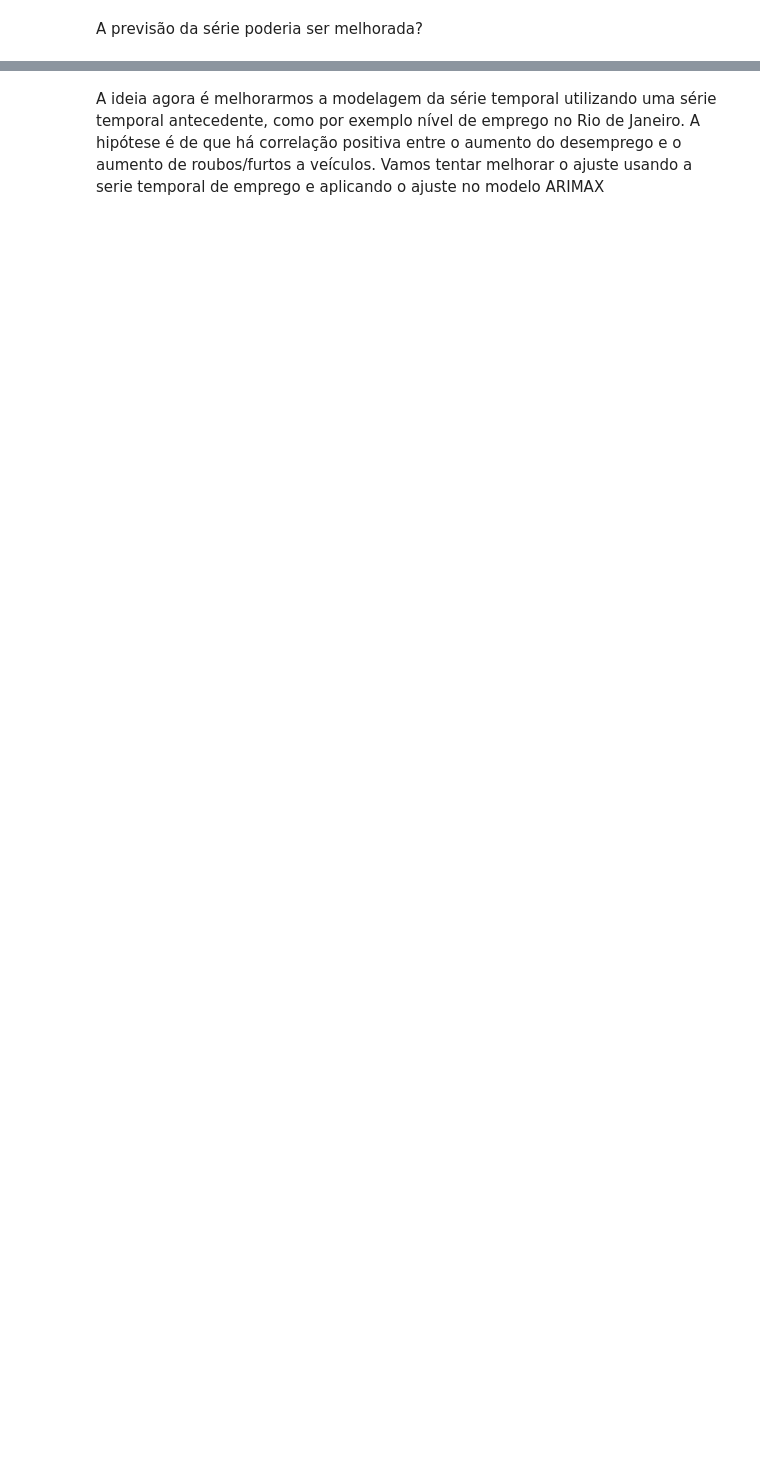
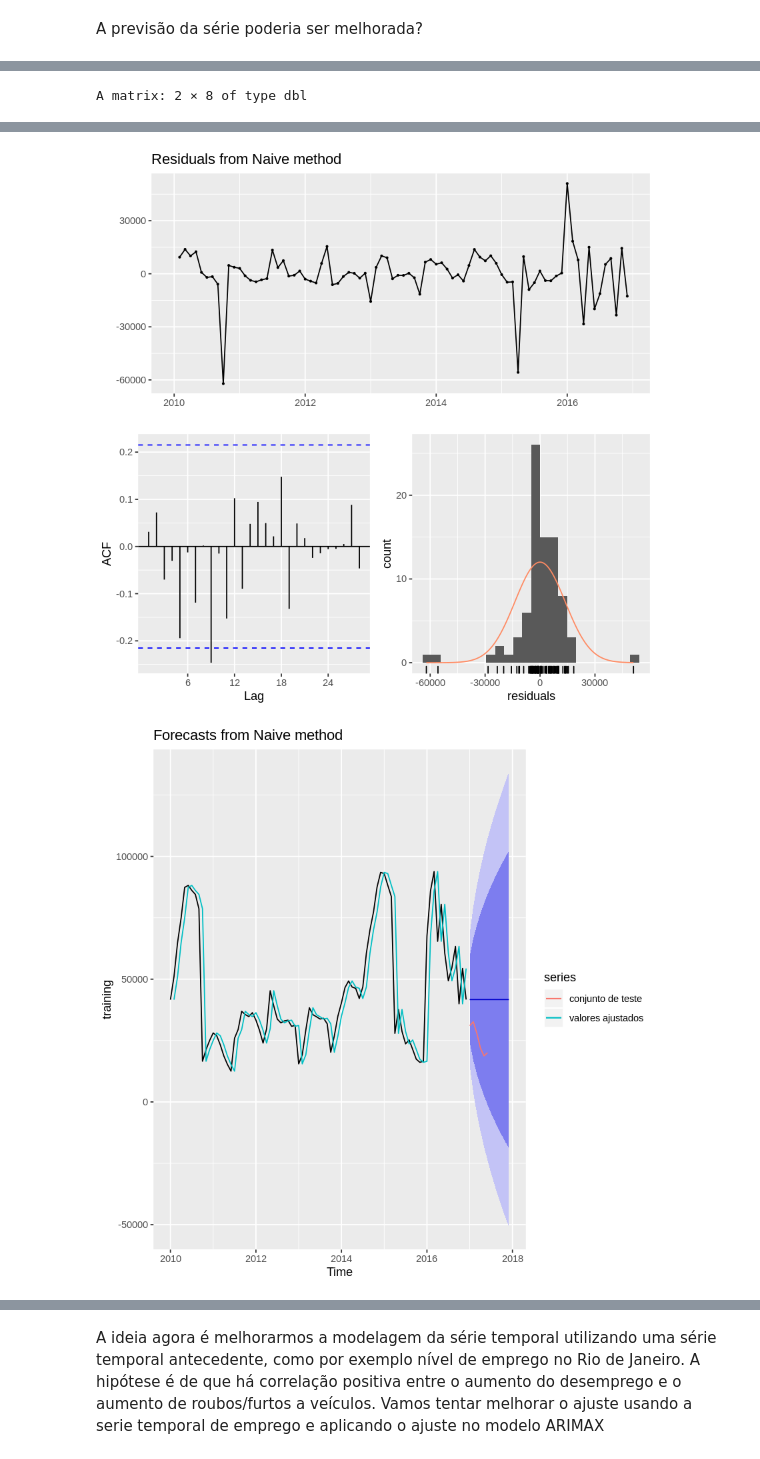
Before and after one commit to Erica-Wong/AnaliseSegurancaPublicaRJ, a Jupyter notebook: TCC_Step_3_ISP_estudo_da_serie_historica.ipynb, the cells around one changed output, grey strips where cells are left out. Cells and saved outputs as stored; diff of their text form; code cells hidden in the pictures; blank space fills up the shorter version.

```diff
--- a/TCC_Step_3_ISP_estudo_da_serie_historica.ipynb
+++ b/TCC_Step_3_ISP_estudo_da_serie_historica.ipynb
@@ -290,3 +290,47 @@ autoplot(forecast_arimats) + theme_classic()
 [figure]
 # %% [markdown]
 A previsão da série poderia ser melhorada?
+# %%
+
+# conjunto de teste e treinamento
+training <- window(roubo2, end = c(2016,12))
+test <- window(roubo2, start = c(2017,1))
+
+## Naive
+library(forecast)
+fit.naive <- naive(training, h = 12)
+checkresiduals(fit.naive)
+accuracy(fit.naive,test)
+autoplot(fit.naive) + autolayer(test, series = "conjunto de teste") +
+  autolayer(fitted(fit.naive), series = "valores ajustados")
+
+## SNaive
+fit.snaive <- snaive(training, h = 12)
+checkresiduals(fit.snaive)
+accuracy(fit.snaive,test)
+autoplot(fit.snaive) + autolayer(test, series = "conjunto de teste") +
+  autolayer(fitted(fit.snaive), series = "valores ajustados")
+
+## Modelo de Holt Winters
+fit.HW <- HoltWinters(training)
+forc.HW <- forecast(object = fit.HW, h = 12, level = 0.95)
+accuracy(forc.HW,test)
+autoplot(forc.HW) + autolayer(test, series = "conjunto de teste") +
+  autolayer(fitted(forc.HW), series = "valores ajustados")
+
+## Modelo SARIMA
+fit_ARIMA <- auto.arima(training)
+fit_ARIMA
+t_test(fit_ARIMA)
+checkresiduals(fit_ARIMA)
+
+forc.SARIMA <- forecast(object = fit_ARIMA, h = 12, level = 0.95)
+autoplot(forc.SARIMA) + autolayer(test, series = "conjunto de teste") +
+  autolayer(fitted(forc.SARIMA), series = "valores ajustados")
+accuracy(forc.SARIMA,test)
+
+fit_ARIMA <- auto.arima(training)
+fit_ARIMA
+t_test(fit_ARIMA)
+checkresiduals(fit_ARIMA)
+# %% [output]
@@ -292,0 +343 @@ A previsão da série poderia ser melhorada?
+A matrix: 2 × 8 of type dbl
@@ -292,0 +349,2 @@ A previsão da série poderia ser melhorada?
+[figure, added]
+[figure, added]
```
Also changed, not shown: parts of 4 cells of this notebook.
